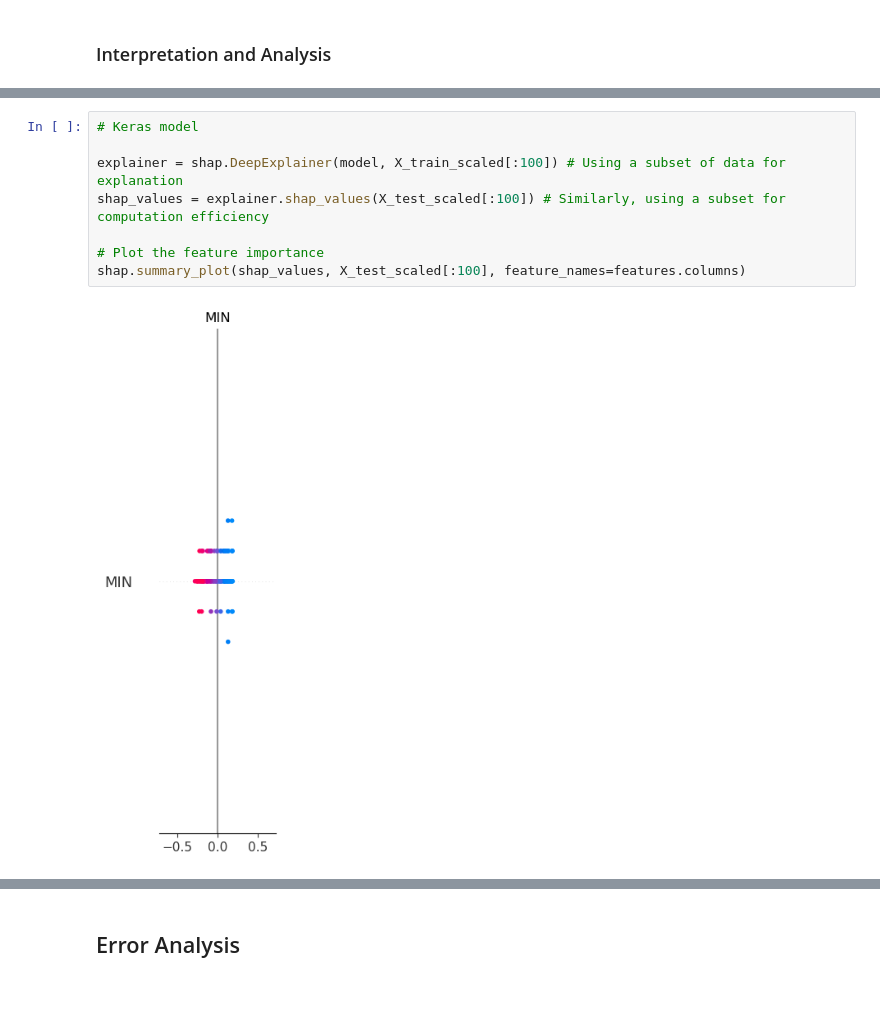
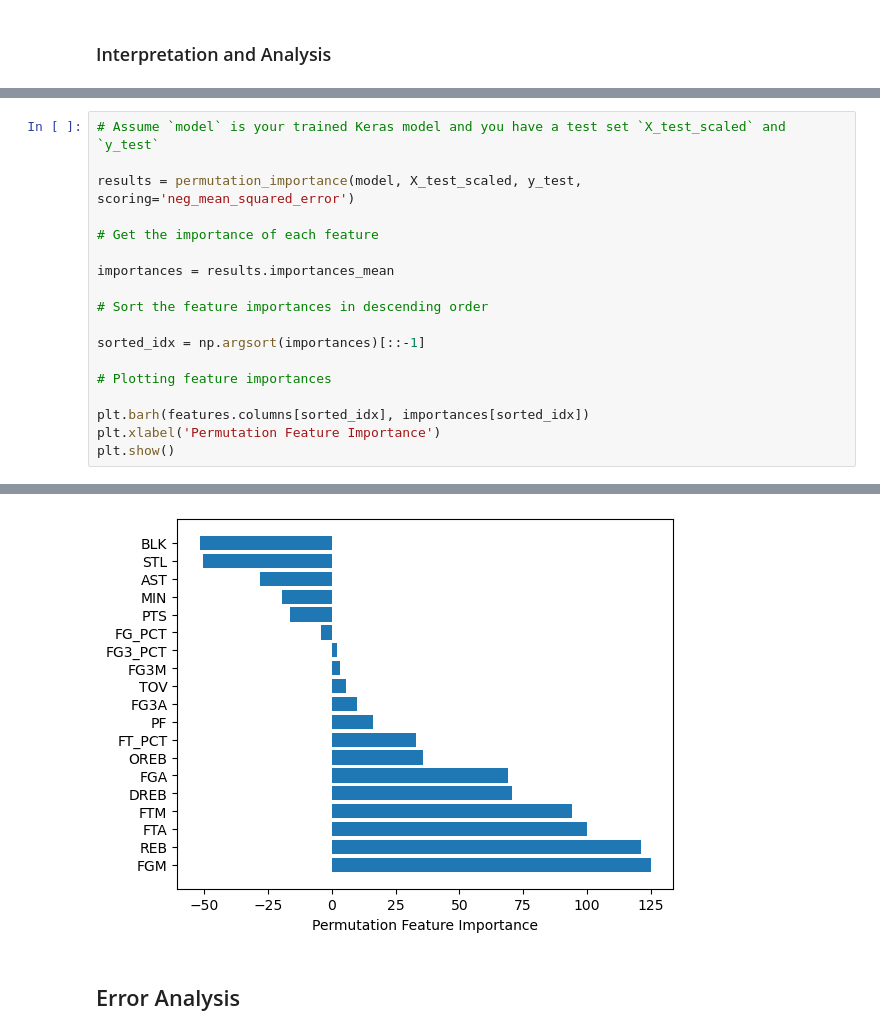
Before and after one commit to 2014222-student-cct-ie/2024--Semester-2--CA1, a Jupyter notebook: Part 2 - Semester 2 CA-01 -2024 - 2014222.ipynb, the cells around one changed output, grey strips where cells are left out. Saved outputs shown, nothing was run; the diff lists cells and outputs as text; blank space fills up the shorter version.

```diff
--- a/Part 2 - Semester 2 CA-01 -2024 - 2014222.ipynb
+++ b/Part 2 - Semester 2 CA-01 -2024 - 2014222.ipynb
@@ -760,10 +776,19 @@ Using SHAP to interpret the model:
-# %%
-# Keras model
-
-explainer = shap.DeepExplainer(model, X_train_scaled[:100]) # Using a subset of data for explanation
-shap_values = explainer.shap_values(X_test_scaled[:100]) # Similarly, using a subset for computation efficiency
-
-# Plot the feature importance
-shap.summary_plot(shap_values, X_test_scaled[:100], feature_names=features.columns)
-# %% [output]
-[figure, removed]
+# %%
+# Assume `model` is your trained Keras model and you have a test set `X_test_scaled` and `y_test`
+
+results = permutation_importance(model, X_test_scaled, y_test, scoring='neg_mean_squared_error')
+
+# Get the importance of each feature
+
+importances = results.importances_mean
+
+# Sort the feature importances in descending order
+
+sorted_idx = np.argsort(importances)[::-1]
+
+# Plotting feature importances
+
+plt.barh(features.columns[sorted_idx], importances[sorted_idx])
+plt.xlabel('Permutation Feature Importance')
+plt.show()
+# %% [output]
@@ -770,3 +812,4 @@ shap.summary_plot(shap_values, X_test_scaled[:100], feature_names=features.colum
+[figure, added]
 # %% [markdown]
 ## Error Analysis
 # %% [markdown]
```
Also changed, not shown: parts of 14 cells of this notebook.
